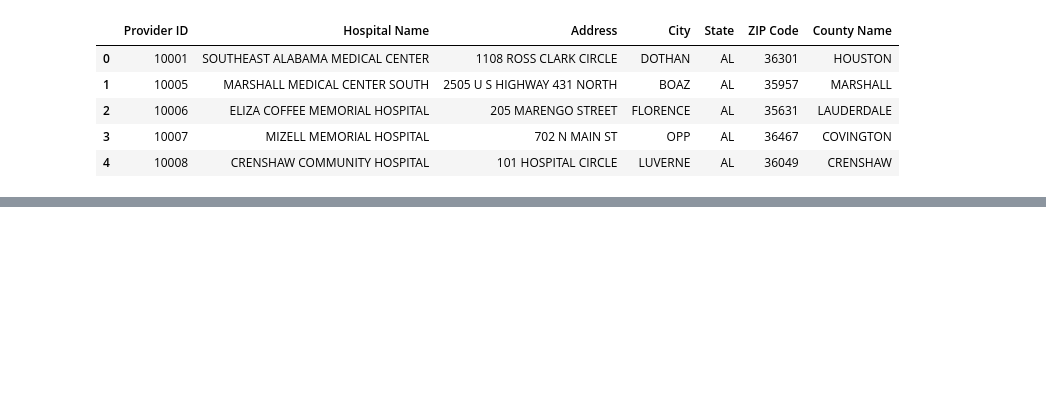
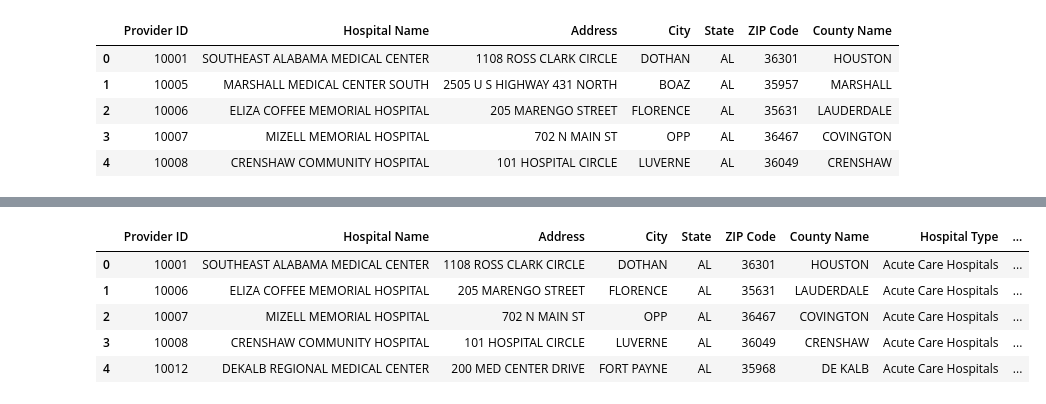
Before and after one commit to parkplace10/groupE_project1, a Jupyter notebook: start_data.ipynb, the cells around one changed output, grey strips where cells are left out. Cells and saved outputs as stored; diff of their text form; code cells hidden in the pictures; blank space fills up the shorter version.

```diff
--- a/start_data.ipynb
+++ b/start_data.ipynb
@@ -38,0 +78,11 @@ hospital_Efiles.head()
+# %%
+# In[7]:
+claim_data = pd.read_csv("Medicare Hospital Spending by Claim.csv")
+# In[8]:
+claim_data = claim_data.sort_values("Provider_ID")
+df = pd.DataFrame(claim_data.loc[claim_data['Claim_Type']=="Total"])
+df = df.drop(["Percent_of_Spending_Hospital","Percent_of_Spending_State","Percent_of_Spending_Nation","Period","Claim_Type"],axis=1)
+df.to_csv("hospital_claim_data",sep="\t")
+# In[9]:
+df = df.rename(columns={'Hospital_Name':'Hospital Name'})
+df.head()
@@ -38,0 +96,14 @@ hospital_Efiles.head()
+# %%
+master = hospital_Gen_Info.merge(df,on='Hospital Name',how="inner")
+# %%
+master = master.drop(['State_y'],axis=1)
+# %%
+master = master.rename(columns={'State_x':'State'})
+master.head()
+# %% [output]
+|  | Provider ID | Hospital Name | Address | City | State | ZIP Code | County Name | Hospital Type | ... |
+| 0 | 10001 | SOUTHEAST ALABAMA MEDICAL CENTER | 1108 ROSS CLARK CIRCLE | DOTHAN | AL | 36301 | HOUSTON | Acute Care Hospitals | ... |
+| 1 | 10006 | ELIZA COFFEE MEMORIAL HOSPITAL | 205 MARENGO STREET | FLORENCE | AL | 35631 | LAUDERDALE | Acute Care Hospitals | ... |
+| 2 | 10007 | MIZELL MEMORIAL HOSPITAL | 702 N MAIN ST | OPP | AL | 36467 | COVINGTON | Acute Care Hospitals | ... |
+| 3 | 10008 | CRENSHAW COMMUNITY HOSPITAL | 101 HOSPITAL CIRCLE | LUVERNE | AL | 36049 | CRENSHAW | Acute Care Hospitals | ... |
+| 4 | 10012 | DEKALB REGIONAL MEDICAL CENTER | 200 MED CENTER DRIVE | FORT PAYNE | AL | 35968 | DE KALB | Acute Care Hospitals | ... |
```
Also changed, not shown: parts of 7 cells of this notebook, 8 other files.
